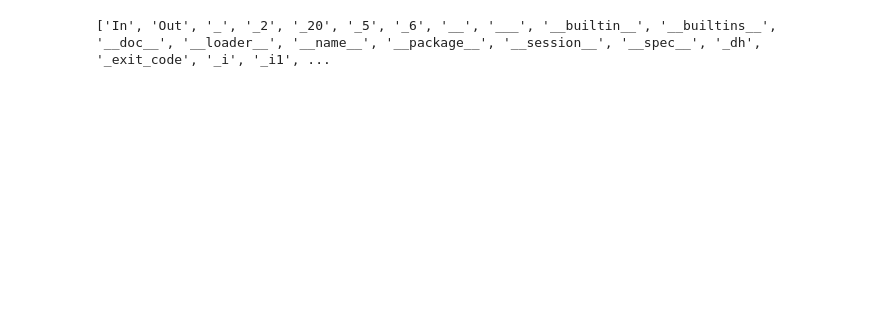
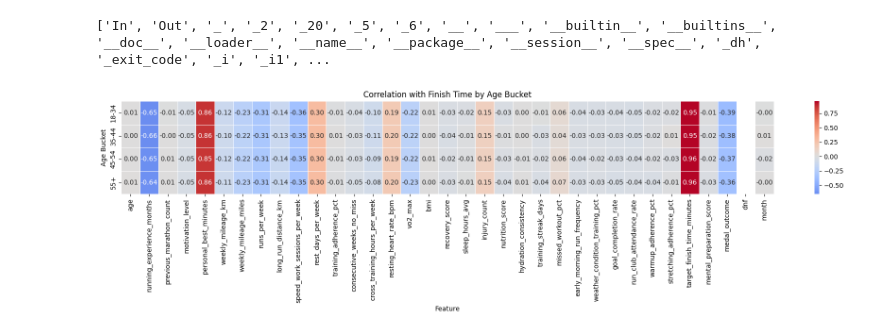
Before and after one commit to francescosias/MarathonIQ, a Jupyter notebook: Notebook/MarathonIQ_FS.ipynb, the cells around one changed output. Saved outputs shown, nothing was run; the diff lists cells and outputs as text; code cells hidden in the pictures; blank space fills up the shorter version.

```diff
--- a/Notebook/MarathonIQ_FS.ipynb
+++ b/Notebook/MarathonIQ_FS.ipynb
@@ -461,0 +492,26 @@ print(dir())  # or %whos in Jupyter
+# %%
+# Create age buckets based on marathon age categories
+bins = [18, 35, 45, 55, 100]
+labels = ['18-34', '35-44', '45-54', '55+']
+train_clean['age_bucket'] = pd.cut(train_clean['age'], bins=bins, labels=labels, right=False)
+
+# Correlation of numeric features with finish time, split by age bucket
+numeric_cols = train_clean.select_dtypes(include='number').columns.tolist()
+numeric_cols = [c for c in numeric_cols if c != 'actual_finish_time_minutes']
+
+corr_by_age = (train_clean
+               .groupby('age_bucket', observed=True)[numeric_cols + ['actual_finish_time_minutes']]
+               .apply(lambda g: g.corr()['actual_finish_time_minutes'].drop('actual_finish_time_minutes'))
+)
+
+# Plot heatmap
+fig, ax = plt.subplots(figsize=(18, 5))
+sns.heatmap(corr_by_age, cmap='coolwarm', center=0, annot=True, fmt='.2f',
+            linewidths=0.5, ax=ax)
+ax.set_title('Correlation with Finish Time by Age Bucket')
+ax.set_xlabel('Feature')
+ax.set_ylabel('Age Bucket')
+plt.tight_layout()
+plt.show()
+# %% [output]
+[figure, added]
```
Also changed, not shown: parts of 9 cells of this notebook.
